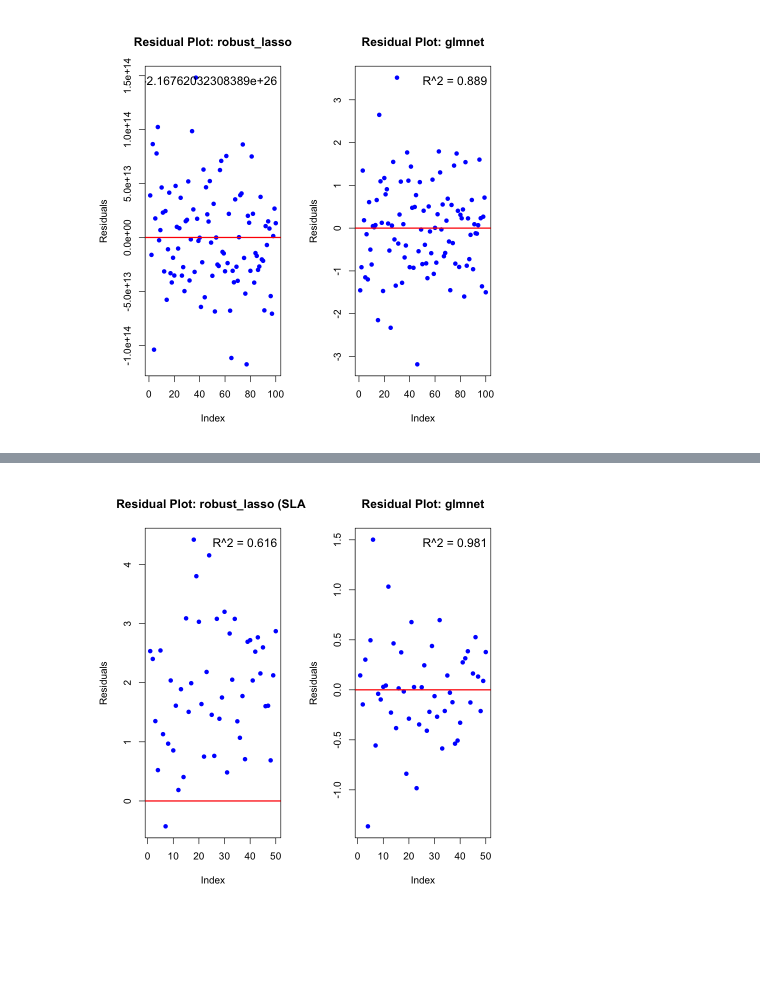
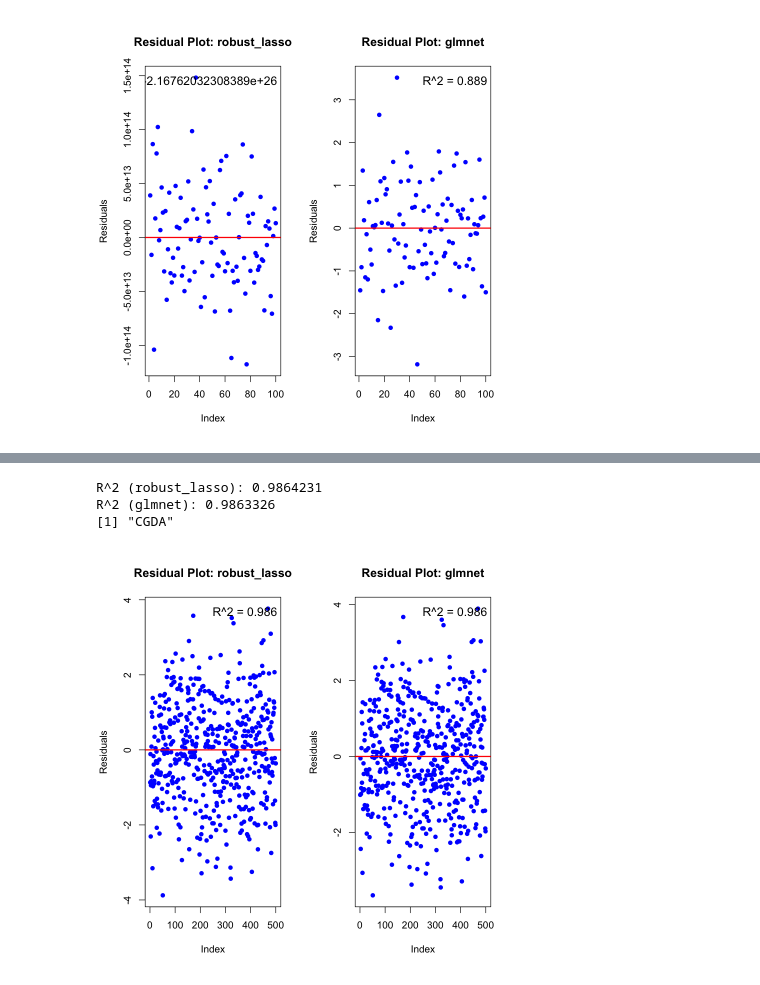
Before and after one commit to eawerner306/biostat615_project, a Jupyter notebook: lassosolve615/dev_test/test_robust_lasso.ipynb, the cells around one changed output, grey strips where cells are left out. Cells and saved outputs as stored; diff of their text form; code cells hidden in the pictures; blank space fills up the shorter version.

Commit message:
test with highly sparse simulated data

```diff
--- a/lassosolve615/dev_test/test_robust_lasso.ipynb
+++ b/lassosolve615/dev_test/test_robust_lasso.ipynb
@@ -141,7 +143,7 @@ plot_residuals <- function(y, y_pred, r_squared, title) {
 set.seed(123)
 
 # Step 1: Generate high-dimensional sparse data
-data <- generate_highdim_sparse_data(n = 50, p = 200, sparsity_level = 0.05, noise_sd = 1)
+data <- generate_highdim_sparse_data(n = 500, p = 2000, sparsity_level = 0.05, noise_sd = 1)
 X <- data$X
 y <- data$y
 beta_true <- data$beta_true
@@ -150,13 +152,13 @@ beta_true <- data$beta_true
 lambda <- 0.1
 
 # Step 3: Run robust_lasso with SLA
-result_robust <- robust_lasso(X, y, lambda = lambda, method = "SLA")
+result_robust <- robust_lasso(X, y, lambda = lambda, method = "CGDA")
 beta_robust <- result_robust$fit$beta
 y_pred_robust <- cbind(1, X) %*% beta_robust  # Include intercept term
 
 # Step 4: Run glmnet
-fit_glmnet <- glmnet(X, y, alpha = 1, lambda = lambda, intercept = TRUE)
-beta_glmnet <- as.vector(coef(fit_glmnet, s = lambda))  # Include intercept term
+system.time(fit_glmnet <- glmnet(X, y, alpha = 1, lambda = lambda, intercept = TRUE))
+system.time(beta_glmnet <- as.vector(coef(fit_glmnet, s = lambda)))  # Include intercept term
 y_pred_glmnet <- predict(fit_glmnet, X, s = lambda)
 
 # Step 5: Calculate R^2 for both methods
@@ -164,11 +166,12 @@ r_squared_robust <- calculate_r_squared(y, y_pred_robust)
 r_squared_glmnet <- calculate_r_squared(y, y_pred_glmnet)
 
 # Print R^2
-cat("R^2 (robust_lasso with SLA):", r_squared_robust, "\n")
+cat("R^2 (robust_lasso):", r_squared_robust, "\n")
 cat("R^2 (glmnet):", r_squared_glmnet, "\n")
+print(result_robust$method)
 
 # Step 6: Visualize residual plots
 par(mfrow = c(1, 2))  # Two plots side-by-side
-plot_residuals(y, y_pred_robust, r_squared_robust, title = "Residual Plot: robust_lasso (SLA)")
+plot_residuals(y, y_pred_robust, r_squared_robust, title = "Residual Plot: robust_lasso")
 plot_residuals(y, y_pred_glmnet, r_squared_glmnet, title = "Residual Plot: glmnet")
 # %% [output]
@@ -177 +182,4 @@ R^2 (glmnet): 0.9809602
+R^2 (robust_lasso): 0.9864231
+R^2 (glmnet): 0.9863326
+[1] "CGDA"
-[figure, old version]
+[figure, new version]
```
Also changed, not shown: parts of 3 cells of this notebook.
